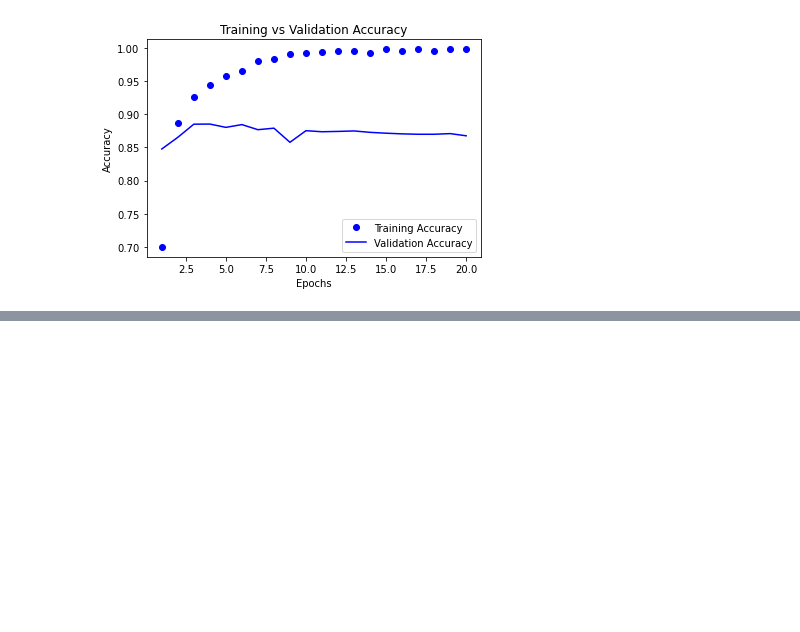
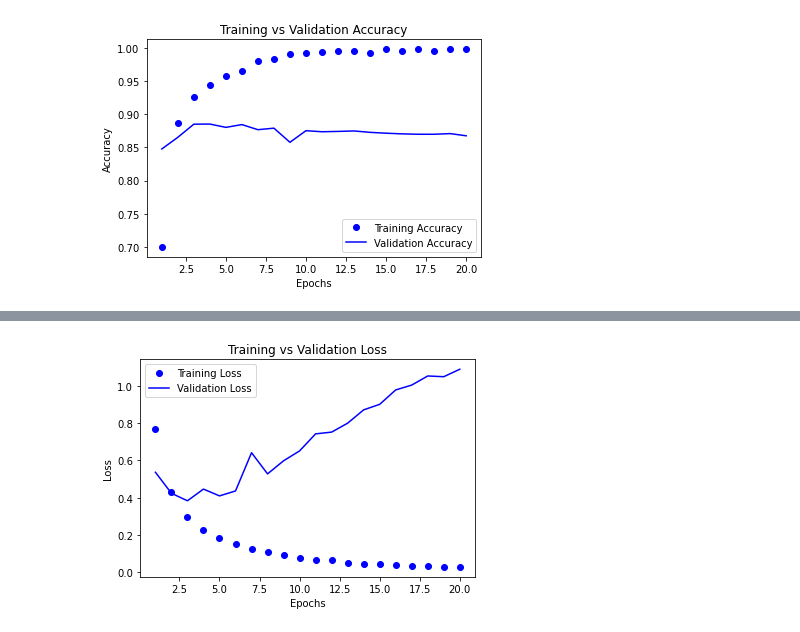
Before and after one commit to somnath1077/MachineLearningExercises, a Jupyter notebook: ML_Using_Python/chap04/ch04_Model_Evaluation_Strategies.ipynb, the cells around one changed output, grey strips where cells are left out. Cells and saved outputs as stored; diff of their text form; code cells hidden in the pictures; blank space fills up the shorter version.

Commit message:
imdb dataset first models

```diff
--- a/ML_Using_Python/chap04/ch04_Model_Evaluation_Strategies.ipynb
+++ b/ML_Using_Python/chap04/ch04_Model_Evaluation_Strategies.ipynb
@@ -305,0 +308,12 @@ plot_training_validation_metrics(history1, 'accuracy', 'val_accuracy', plot_args
+# %%
+model2 = build_model([4, 4, 1], ['relu', 'relu', 'sigmoid'])
+
+model2.compile(optimizer='rmsprop',
+               loss='binary_crossentropy',
+               metrics=['accuracy'])
+
+history2 = model2.fit(partial_x_train,
+                      partial_y_train,
+                      epochs=20,
+                      batch_size=512,
+                      validation_data=(x_val, y_val))
@@ -305,0 +338,9 @@ plot_training_validation_metrics(history1, 'accuracy', 'val_accuracy', plot_args
+# %%
+plot_args = {'train_metric': 'Training Loss',
+             'validation_metric': 'Validation Loss',
+             'title': 'Training vs Validation Loss',
+             'xlabel': 'Epochs',
+             'ylabel': 'Loss'}
+plot_training_validation_metrics(history2, 'loss', 'val_loss', plot_args)
+# %% [output]
+[figure, added]
```
Also changed, not shown: parts of 6 cells of this notebook.
